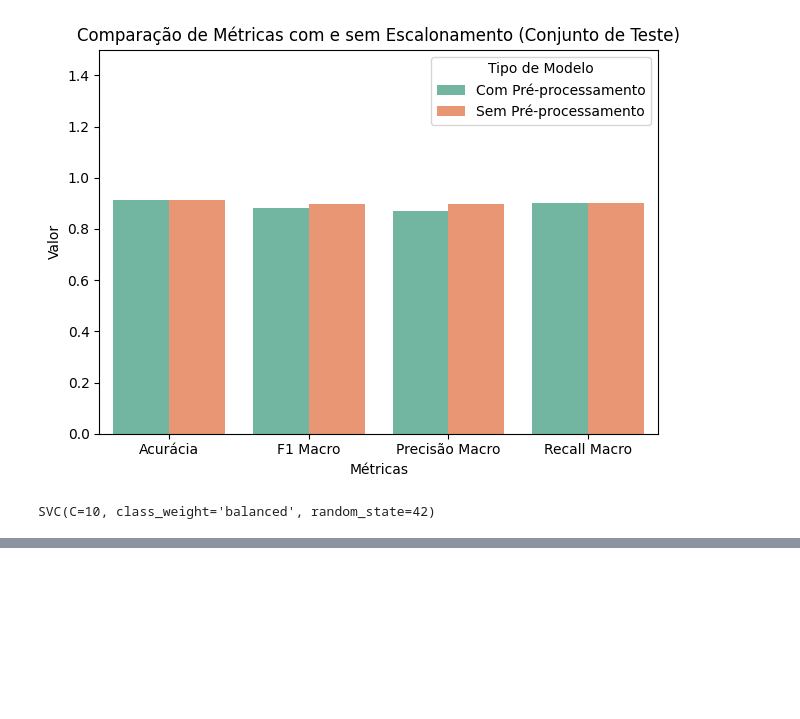
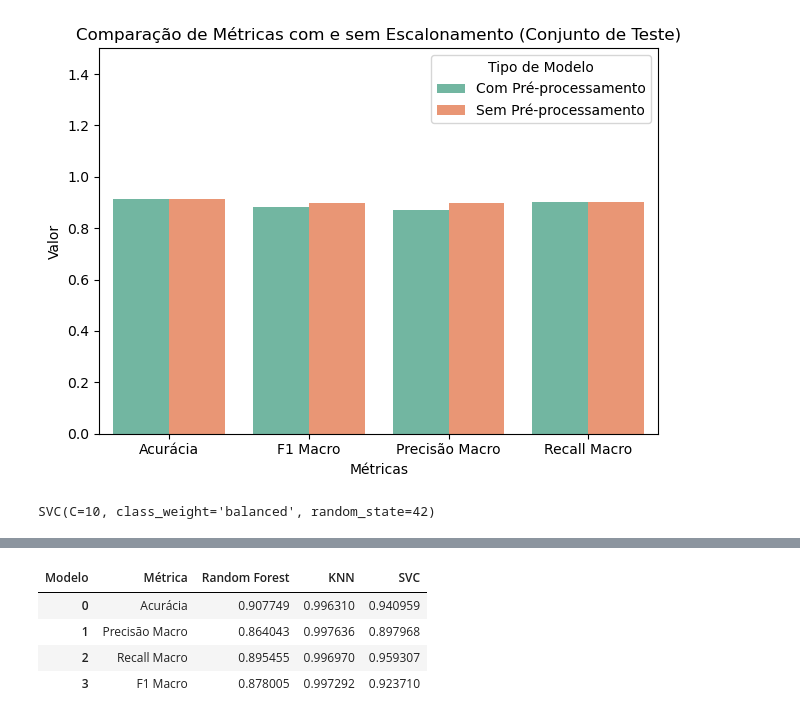
Before and after one commit to Jotape003/Trabalho-ML, a Jupyter notebook: phishingData.ipynb, the cells around one changed output, grey strips where cells are left out. Cells and saved outputs as stored; diff of their text form; code cells hidden in the pictures; blank space fills up the shorter version.

```diff
--- a/phishingData.ipynb
+++ b/phishingData.ipynb
@@ -973,0 +1051,27 @@ SVC(C=10, class_weight='balanced', random_state=42)
+# %%
+def calcular_metricas(nome, modelo):
+    y_pred = modelo.predict(X_test)
+    return {
+        'Modelo': nome,
+        'Acurácia': accuracy_score(y_test, y_pred),
+        'Precisão Macro': precision_score(y_test, y_pred, average='macro'),
+        'Recall Macro': recall_score(y_test, y_pred, average='macro'),
+        'F1 Macro': f1_score(y_test, y_pred, average='macro')
+    }
+
+# Use os melhores modelos encontrados no seu GridSearchCV
+resultados = [
+    calcular_metricas('Random Forest', best_model_with_scaler),
+    calcular_metricas('KNN', knn_best_model_with_preprocessing),
+    calcular_metricas('SVC', svc_best_model_with_preprocessing)
+]
+
+import pandas as pd
+df_comparacao = pd.DataFrame(resultados).set_index('Modelo').T.reset_index().rename(columns={'index': 'Métrica'})
+df_comparacao
+# %% [output]
+| Modelo | Métrica | Random Forest | KNN | SVC |
+| 0 | Acurácia | 0.907749 | 0.996310 | 0.940959 |
+| 1 | Precisão Macro | 0.864043 | 0.997636 | 0.897968 |
+| 2 | Recall Macro | 0.895455 | 0.996970 | 0.959307 |
+| 3 | F1 Macro | 0.878005 | 0.997292 | 0.923710 |
```
Also changed, not shown: parts of 8 cells of this notebook.
